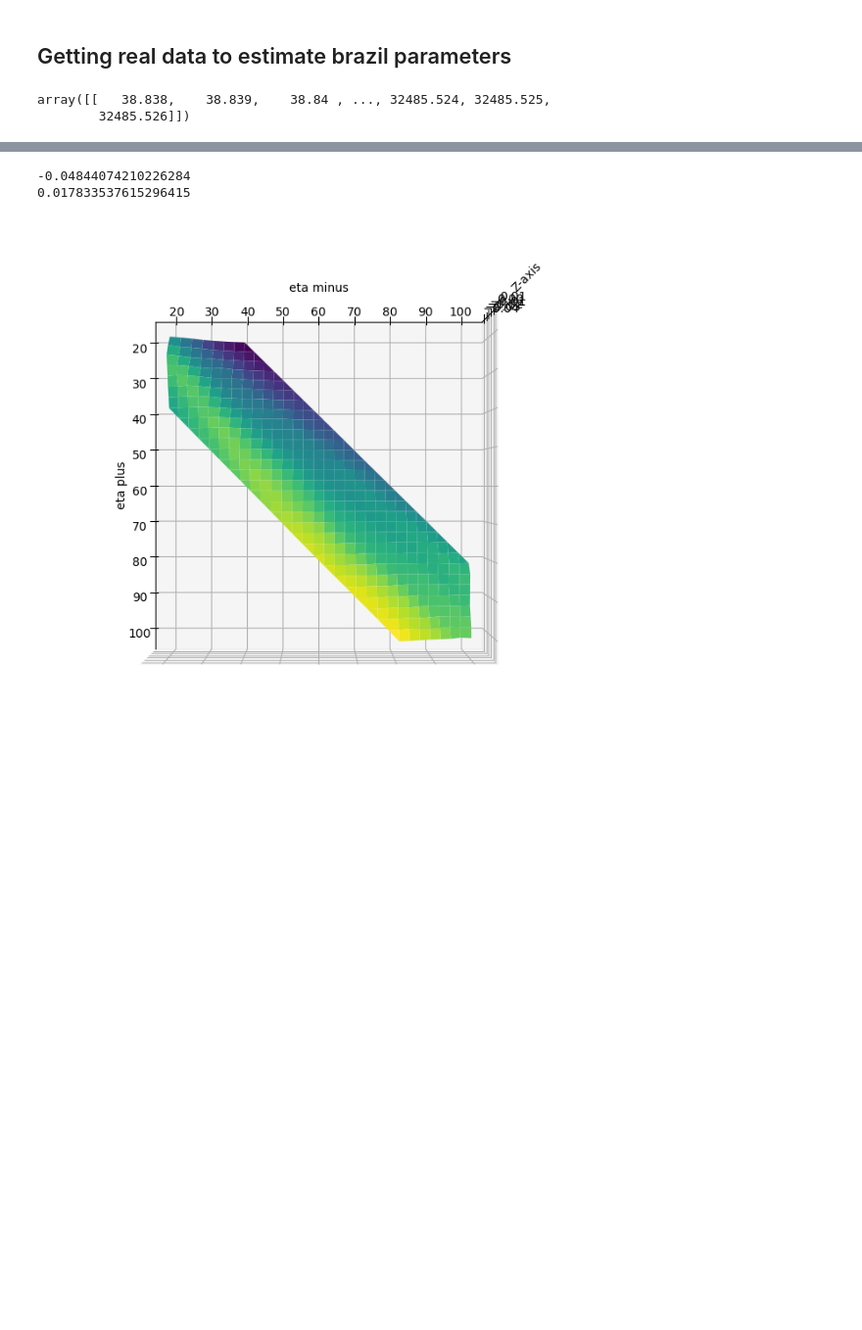
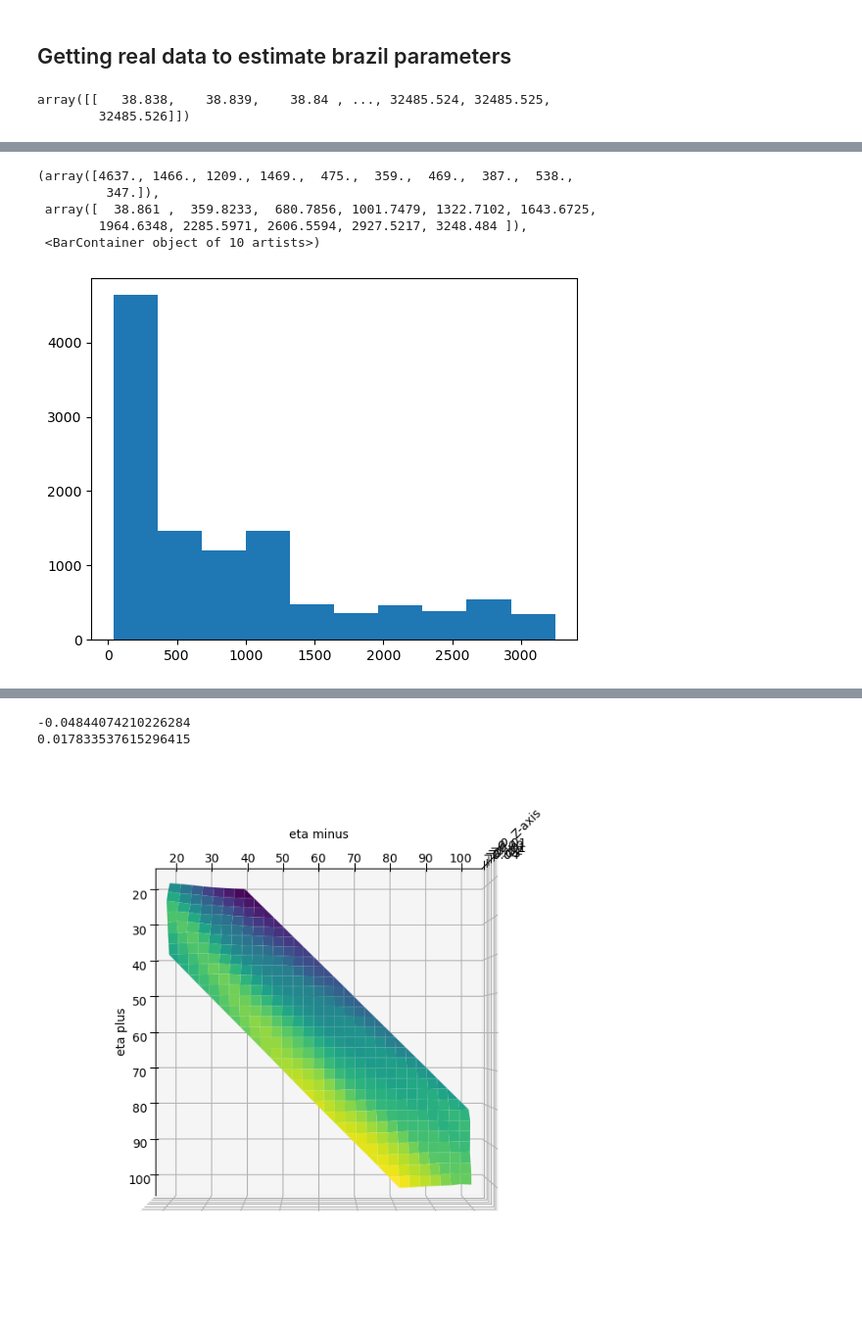
Before and after one commit to cavallofederico/marketmaking, a Jupyter notebook: alpha_signals/likelihood_brazil.ipynb, the cells around one changed output, grey strips where cells are left out. Shown: that part at 98% size. Saved outputs shown, nothing was run; the diff lists cells and outputs as text; code cells hidden in the pictures; blank space fills up the shorter version.

```diff
--- a/alpha_signals/likelihood_brazil.ipynb
+++ b/alpha_signals/likelihood_brazil.ipynb
@@ -21,0 +77,9 @@ array([[   38.838,    38.839,    38.84 , ..., 32485.524, 32485.525,
+# %%
+plt.hist(t_minus)
+# %% [output]
+(array([4637., 1466., 1209., 1469.,  475.,  359.,  469.,  387.,  538.,
+         347.]),
+ array([  38.861 ,  359.8233,  680.7856, 1001.7479, 1322.7102, 1643.6725,
+        1964.6348, 2285.5971, 2606.5594, 2927.5217, 3248.484 ]),
+ <BarContainer object of 10 artists>)
+[figure, added]
```
Also changed, not shown: parts of 17 cells of this notebook.
